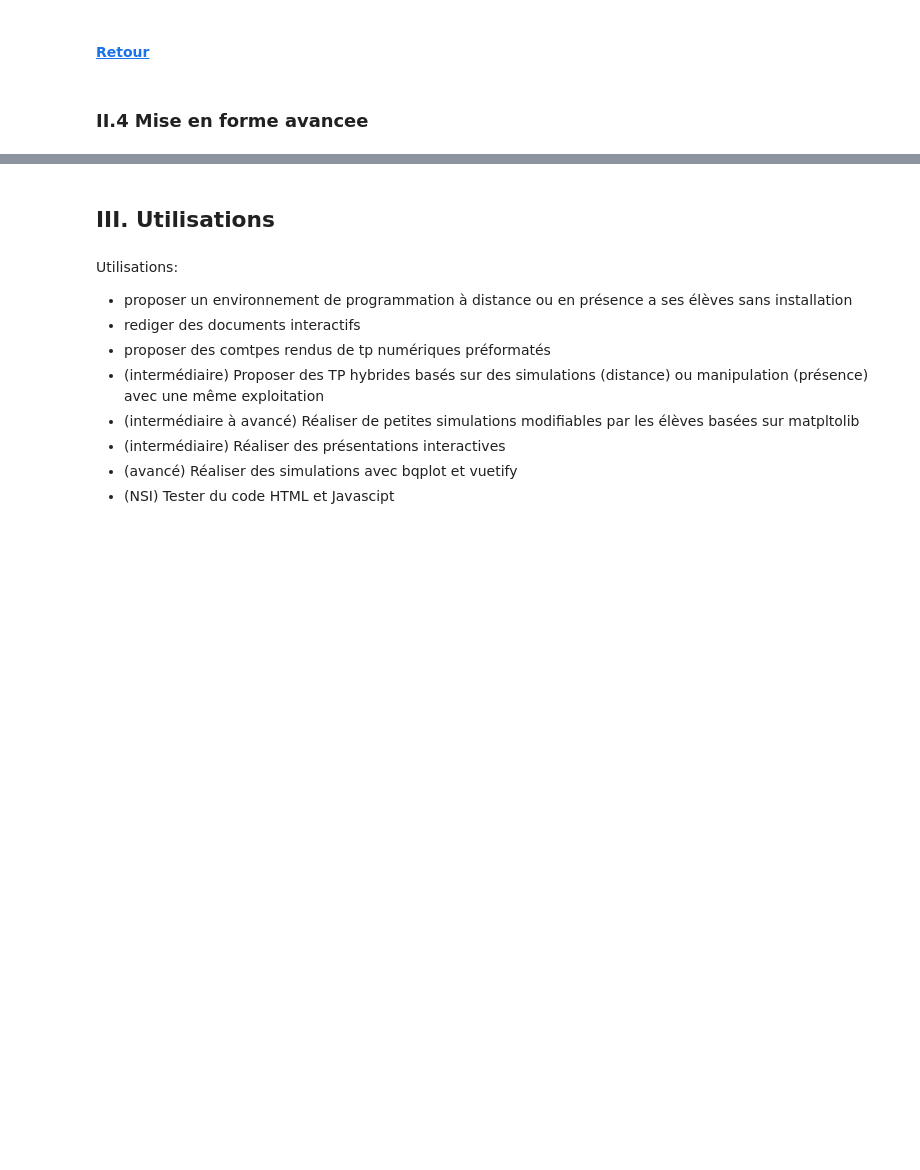
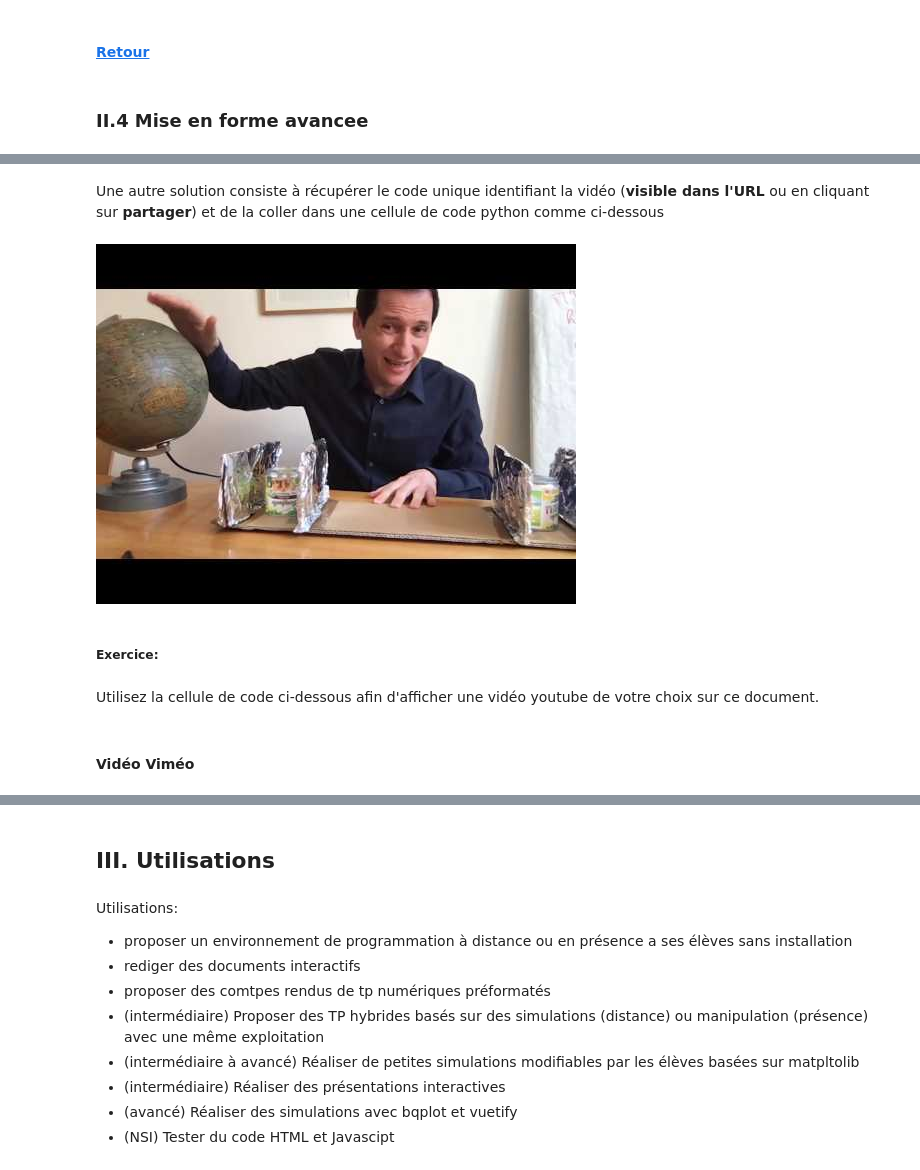
Before and after one commit to jcamponovo/formation2020, a Jupyter notebook: presentation.ipynb, the cells around one changed output, grey strips where cells are left out. Saved outputs shown, nothing was run; the diff lists cells and outputs as text; code cells hidden in the pictures; blank space fills up the shorter version.

```diff
--- a/presentation.ipynb
+++ b/presentation.ipynb
@@ -517,0 +538,11 @@ iframe,Cacher les entrees, Youtube
+# %% [markdown]
+Une autre solution consiste à récupérer le code unique identifiant la vidéo (**visible dans l'URL** ou en cliquant sur **partager**) et de la coller dans une cellule de code python comme ci-dessous
+# %%
+from IPython.display import YouTubeVideo
+YouTubeVideo("FRteNtwuaWg",width="560px", height="315px")
+# %% [output]
+[figure, added]
+# %% [markdown]
+##### Exercice:
+# %% [markdown]
+Utilisez la cellule de code ci-dessous afin d'afficher une vidéo youtube de votre choix sur ce document.
@@ -517,0 +551,2 @@ iframe,Cacher les entrees, Youtube
+# %% [markdown]
+#### Vidéo Viméo
```
Also changed, not shown: parts of 35 cells of this notebook.
